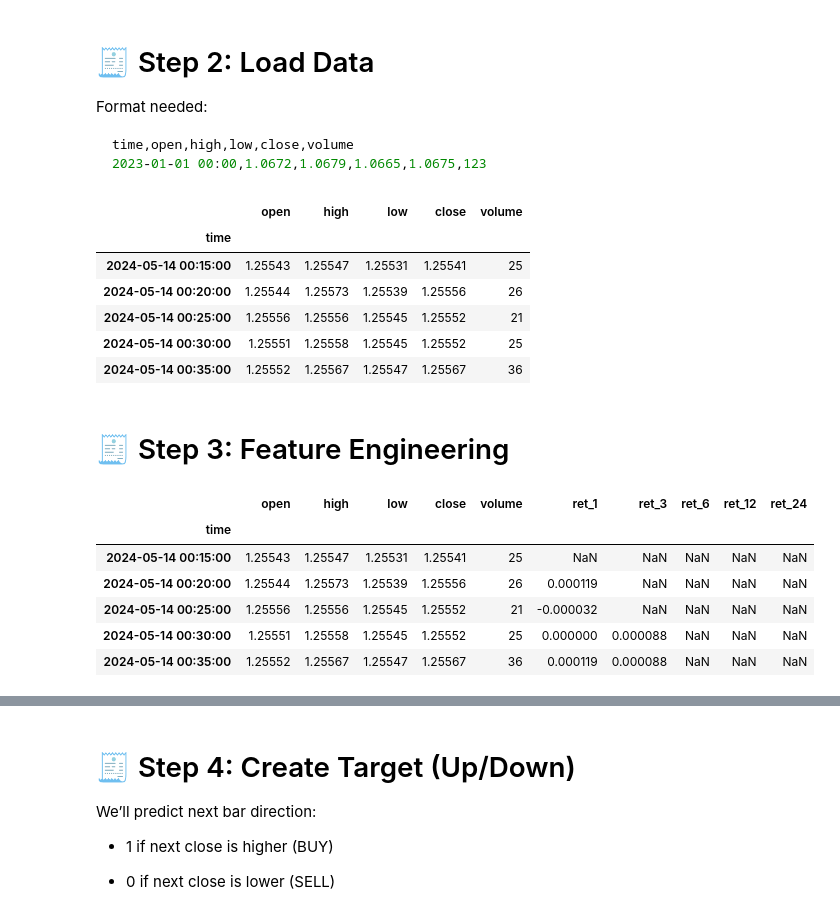
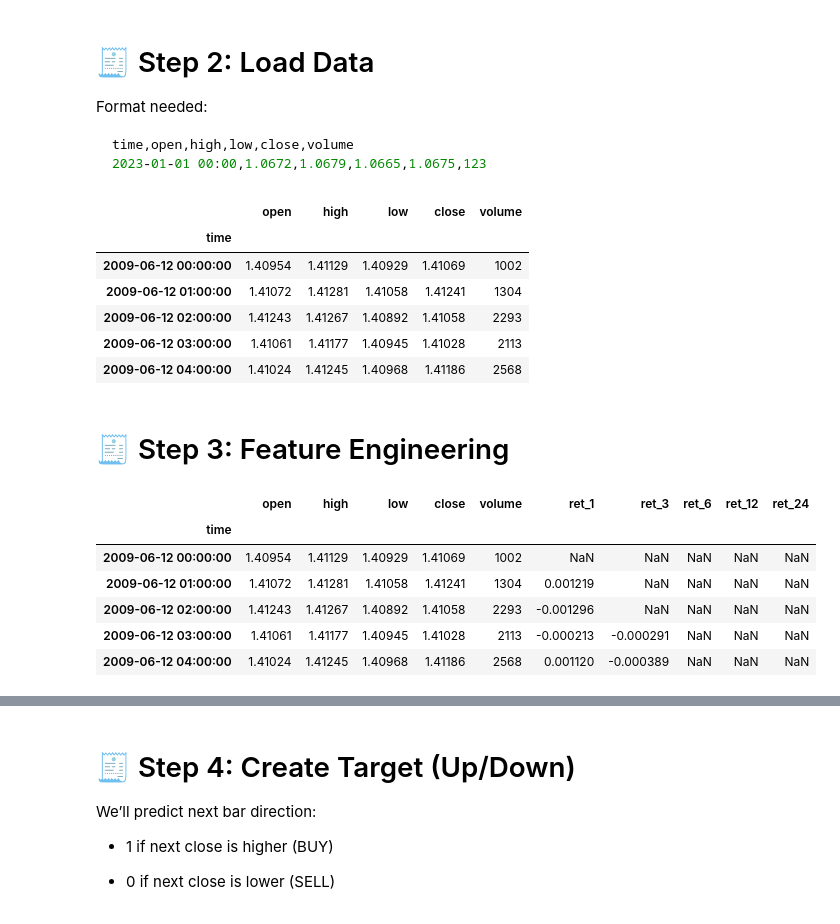
Before and after one commit to rasingollam/XGBoostPredictor, a Jupyter notebook: train/xgboost_trainer.ipynb, the cells around one changed output, grey strips where cells are left out. Saved outputs shown, nothing was run; the diff lists cells and outputs as text; code cells hidden in the pictures.

````diff
--- a/train/xgboost_trainer.ipynb
+++ b/train/xgboost_trainer.ipynb
@@ -19,7 +19,7 @@ time,open,high,low,close,volume
 2023-01-01 00:00,1.0672,1.0679,1.0665,1.0675,123
 ```
 # %%
-df_raw = pd.read_csv("data/GBPUSD_M5.csv", sep='\t', header=0)
+df_raw = pd.read_csv("data/EURUSD_H1.csv", sep='\t', header=0)
 
 # helper maps (preserve original names)
 lc_map = {c.lower(): c for c in df_raw.columns}
@@ -52,38 +52,38 @@ low_col   = find_col(['<LOW>','low'])
 close_col = find_col(['<CLOSE>','close'])
 
 # require OHLC + time
 if any(x is None for x in [open_col, high_col, low_col, close_col]):
     raise ValueError(f"Missing OHLC columns. Found: {df_raw.columns.tolist()}")
 
 # rename to standard names
 rename_map = {open_col: 'open', high_col: 'high', low_col: 'low', close_col: 'close'}
 if vol_col is not None:
     rename_map[vol_col] = 'volume'
 df_raw = df_raw.rename(columns=rename_map)
 
 # keep only required columns (if volume missing, fill with NaN)
 cols_keep = ['time','open','high','low','close','volume']
 for c in cols_keep:
     if c not in df_raw.columns:
         df_raw[c] = np.nan
 
 df = df_raw[cols_keep].copy()
 df['time'] = pd.to_datetime(df['time'], errors='coerce')
 
 for c in ['open','high','low','close','volume']:
     df[c] = pd.to_numeric(df[c], errors='coerce')
 
 df = df.sort_values('time').drop_duplicates('time').set_index('time')
 df = df.dropna(subset=['open','high','low','close'])  # require price data
 df.head()
 # %% [output]
 |  | open | high | low | close | volume |
 | time |  |  |  |  |  |
-| 2024-05-14 00:15:00 | 1.25543 | 1.25547 | 1.25531 | 1.25541 | 25 |
-| 2024-05-14 00:20:00 | 1.25544 | 1.25573 | 1.25539 | 1.25556 | 26 |
-| 2024-05-14 00:25:00 | 1.25556 | 1.25556 | 1.25545 | 1.25552 | 21 |
-| 2024-05-14 00:30:00 | 1.25551 | 1.25558 | 1.25545 | 1.25552 | 25 |
-| 2024-05-14 00:35:00 | 1.25552 | 1.25567 | 1.25547 | 1.25567 | 36 |
+| 2009-06-12 00:00:00 | 1.40954 | 1.41129 | 1.40929 | 1.41069 | 1002 |
+| 2009-06-12 01:00:00 | 1.41072 | 1.41281 | 1.41058 | 1.41241 | 1304 |
+| 2009-06-12 02:00:00 | 1.41243 | 1.41267 | 1.40892 | 1.41058 | 2293 |
+| 2009-06-12 03:00:00 | 1.41061 | 1.41177 | 1.40945 | 1.41028 | 2113 |
+| 2009-06-12 04:00:00 | 1.41024 | 1.41245 | 1.40968 | 1.41186 | 2568 |
 # %% [markdown]
 # 🧾 Step 3: Feature Engineering
 # %%
@@ -102,11 +102,11 @@ df.head()
 # %% [output]
 |  | open | high | low | close | volume | ret_1 | ret_3 | ret_6 | ret_12 | ret_24 |
 | time |  |  |  |  |  |  |  |  |  |  |
-| 2024-05-14 00:15:00 | 1.25543 | 1.25547 | 1.25531 | 1.25541 | 25 | NaN | NaN | NaN | NaN | NaN |
-| 2024-05-14 00:20:00 | 1.25544 | 1.25573 | 1.25539 | 1.25556 | 26 | 0.000119 | NaN | NaN | NaN | NaN |
-| 2024-05-14 00:25:00 | 1.25556 | 1.25556 | 1.25545 | 1.25552 | 21 | -0.000032 | NaN | NaN | NaN | NaN |
-| 2024-05-14 00:30:00 | 1.25551 | 1.25558 | 1.25545 | 1.25552 | 25 | 0.000000 | 0.000088 | NaN | NaN | NaN |
-| 2024-05-14 00:35:00 | 1.25552 | 1.25567 | 1.25547 | 1.25567 | 36 | 0.000119 | 0.000088 | NaN | NaN | NaN |
+| 2009-06-12 00:00:00 | 1.40954 | 1.41129 | 1.40929 | 1.41069 | 1002 | NaN | NaN | NaN | NaN | NaN |
+| 2009-06-12 01:00:00 | 1.41072 | 1.41281 | 1.41058 | 1.41241 | 1304 | 0.001219 | NaN | NaN | NaN | NaN |
+| 2009-06-12 02:00:00 | 1.41243 | 1.41267 | 1.40892 | 1.41058 | 2293 | -0.001296 | NaN | NaN | NaN | NaN |
+| 2009-06-12 03:00:00 | 1.41061 | 1.41177 | 1.40945 | 1.41028 | 2113 | -0.000213 | -0.000291 | NaN | NaN | NaN |
+| 2009-06-12 04:00:00 | 1.41024 | 1.41245 | 1.40968 | 1.41186 | 2568 | 0.001120 | -0.000389 | NaN | NaN | NaN |
 # %%
 # --- True Range and ATR(14) Calculation ---
 
````
Also changed, not shown: parts of 20 cells of this notebook, 1 other file.
